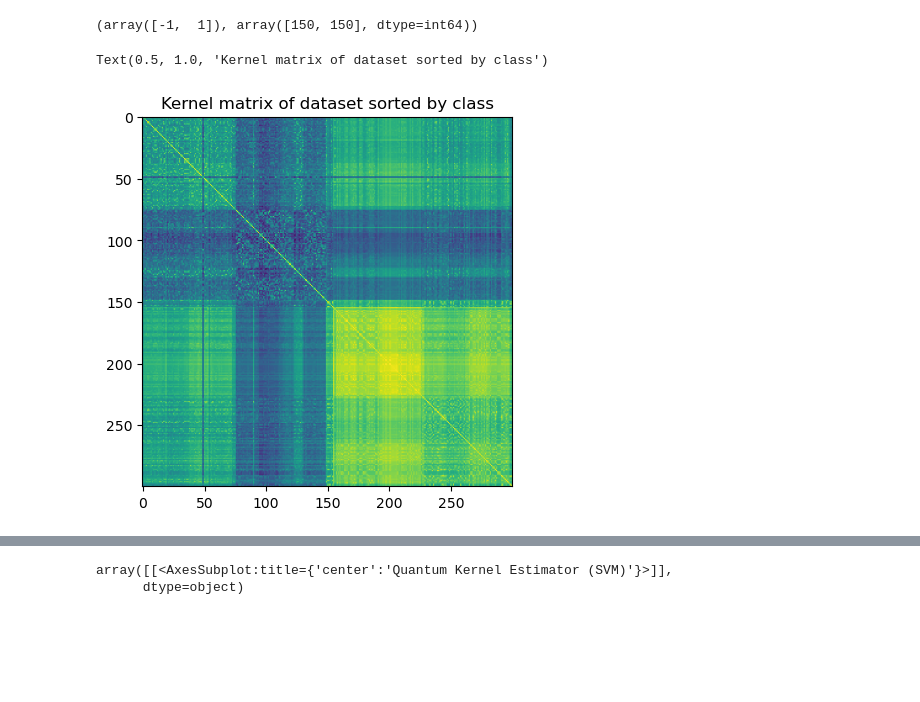
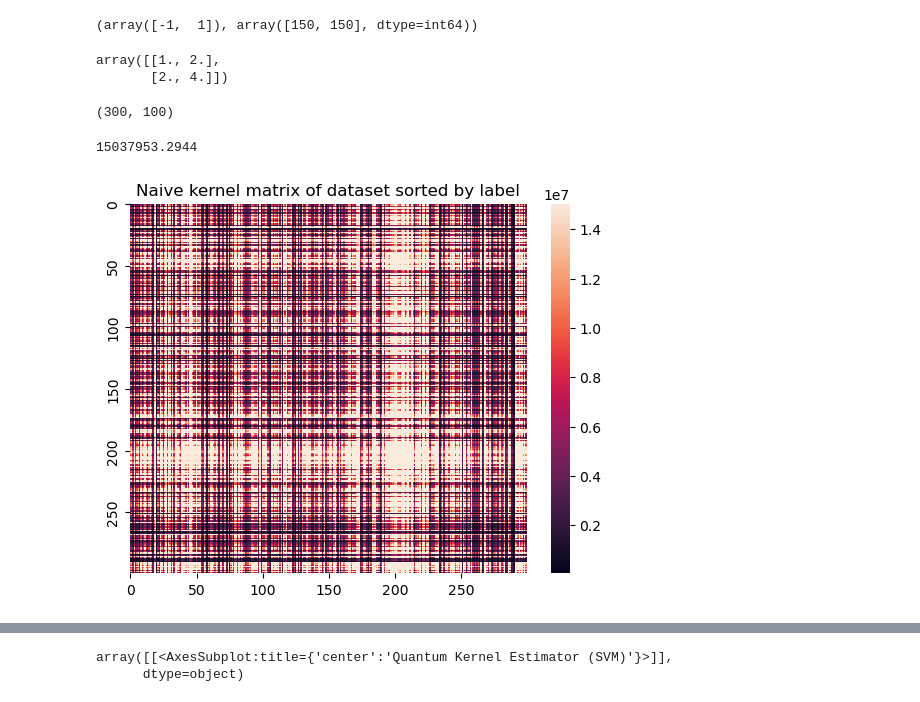
Before and after one commit to Irnamosa/QuantumImage, a Jupyter notebook: kernel/featuremap/OF_final.ipynb, the cells around one changed output, grey strips where cells are left out. Cells and saved outputs as stored; diff of their text form; code cells hidden in the pictures; blank space fills up the shorter version.

```diff
--- a/kernel/featuremap/OF_final.ipynb
+++ b/kernel/featuremap/OF_final.ipynb
@@ -166,9 +167,23 @@ ords_labelled = ords.reindex(idx_jumbled)
 ords_p = ords_labelled.applymap(parity_2)
 # %%
 K_ord = pairwise_kernels(ords_p, ords_p)
-# %%
-plt.imshow(abs(K_ord))
-plt.title("Kernel matrix of dataset sorted by class")
-# %% [output]
-Text(0.5, 1.0, 'Kernel matrix of dataset sorted by class')
-[figure, removed]
+# %%
+pairwise_kernels([[1],[2]],[[1],[2]])
+# %% [output]
+array([[1., 2.],
+       [2., 4.]])
+# %%
+ords_p.shape
+# %% [output]
+(300, 100)
+# %%
+np.mean(K_naive)
+# %% [output]
+15037953.2944
+# %%
+K_naive = pairwise_kernels(ords_p.index.values.reshape(-1,1), ords_p.index.values.reshape(-1,1))
+sns.heatmap(abs(K_naive), xticklabels=50, yticklabels=50, vmax =15037953.2944)
+plt.title("Naive kernel matrix of dataset sorted by label")
+plt.savefig("./naive.png", dpi=300, bbox_inches="tight")
+# %% [output]
+[figure, added]
```
Also changed, not shown: parts of 122 cells of this notebook, 19 other files.
